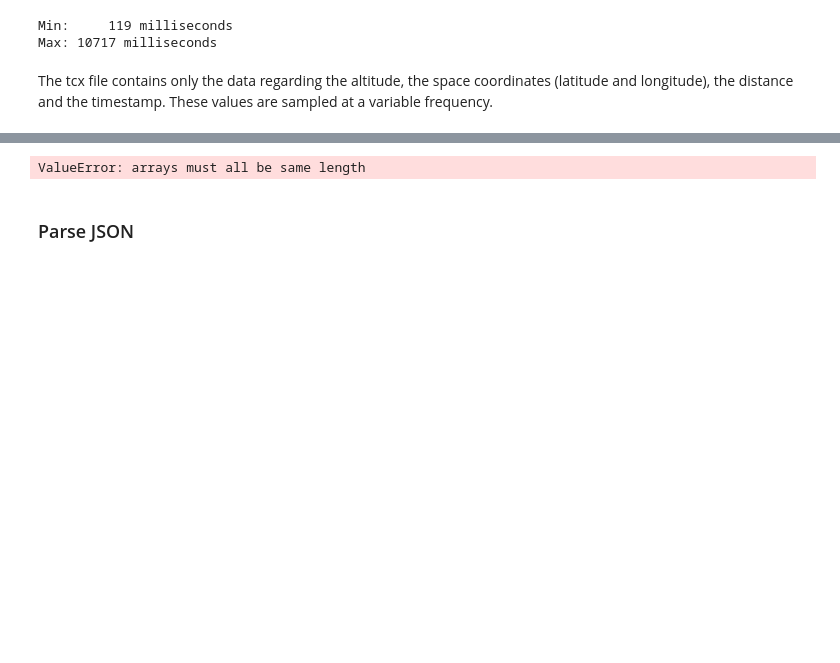
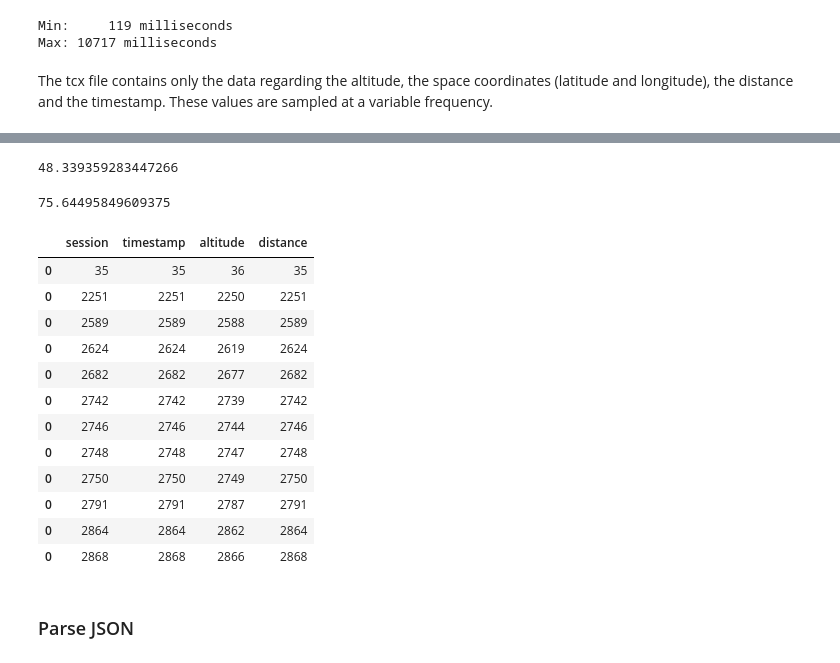
Before and after one commit to martinabetti-97/brutti_lovers-3, a Jupyter notebook: Final_Project/sl_code.ipynb, the cells around one changed output, grey strips where cells are left out. Drawn from its saved outputs; the diff is of its cells as text; code cells hidden in the pictures; blank space fills up the shorter version.

```diff
--- a/Final_Project/sl_code.ipynb
+++ b/Final_Project/sl_code.ipynb
@@ -130,25 +122,29 @@ max(tcx.altitude_points())
-# %%
-def load_tcx(file_list):
-    """
-    Load tcx files into pandas DataFrame
-
-    Known issue:
-    the lists altitude, timestamp and distance have not the same length;
-    we don't know the position of the missing data (potential values' shift);
-    """
-    df = pd.DataFrame(columns=['session','timestamp','altitude','distance'])
-
-    for i in range(0, len(file_list)):
-        tcx_obj = tcxparser.TCXParser(file_list[i])
-        data_dict = {'session':[i+1]*len(tcx_obj.time_values()),
-                     'timestamp':tcx_obj.time_values(),
-                     'altitude':tcx_obj.altitude_points(),
-                     'distance':tcx_obj.distance_values()}
-        tmp_df = pd.DataFrame(data_dict)
-        df = pd.concat([df, tmp_df])
-
-    return df.sort_values(by='timestamp')
-# %%
-tcx_df = load_tcx(file_names)
-# %% [output]
-ValueError: arrays must all be same length
+# %%
+min(tcx.altitude_points())
+# %% [output]
+48.339359283447266
+# %%
+max(tcx.altitude_points())
+# %% [output]
+75.64495849609375
+# %%
+def load_tcx(file_list):
+    """
+    Load tcx files into pandas DataFrame
+
+    Known issue:
+    the lists altitude, timestamp and distance have not the same length;
+    we don't know the position of the missing data (potential values' shift);
+    """
+    df = pd.DataFrame(columns=['session','timestamp','altitude','distance'])
+
+    for i in range(0, len(file_list)):
+        tcx_obj = tcxparser.TCXParser(file_list[i])
+        data_dict = {'session':[len([i+1]*len(tcx_obj.time_values()[1:-1]))],
+                     'timestamp':[len(tcx_obj.time_values()[1:-1])],
+                     'altitude':[len(tcx_obj.altitude_points())],
+                     'distance':[len(tcx_obj.distance_values()[1:-1])]}
+        tmp_df = pd.DataFrame(data_dict)
+        df = pd.concat([df, tmp_df])
+
+    return df.sort_values(by='timestamp')
@@ -155,3 +153,19 @@ ValueError: arrays must all be same length
+# %%
+tcx_df
+# %% [output]
+|  | session | timestamp | altitude | distance |
+| 0 | 35 | 35 | 36 | 35 |
+| 0 | 2251 | 2251 | 2250 | 2251 |
+| 0 | 2589 | 2589 | 2588 | 2589 |
+| 0 | 2624 | 2624 | 2619 | 2624 |
+| 0 | 2682 | 2682 | 2677 | 2682 |
+| 0 | 2742 | 2742 | 2739 | 2742 |
+| 0 | 2746 | 2746 | 2744 | 2746 |
+| 0 | 2748 | 2748 | 2747 | 2748 |
+| 0 | 2750 | 2750 | 2749 | 2750 |
+| 0 | 2791 | 2791 | 2787 | 2791 |
+| 0 | 2864 | 2864 | 2862 | 2864 |
+| 0 | 2868 | 2868 | 2866 | 2868 |
 # %% [markdown]
 ### Parse JSON
 # %% [markdown]
```
Also changed, not shown: parts of 35 cells of this notebook.
